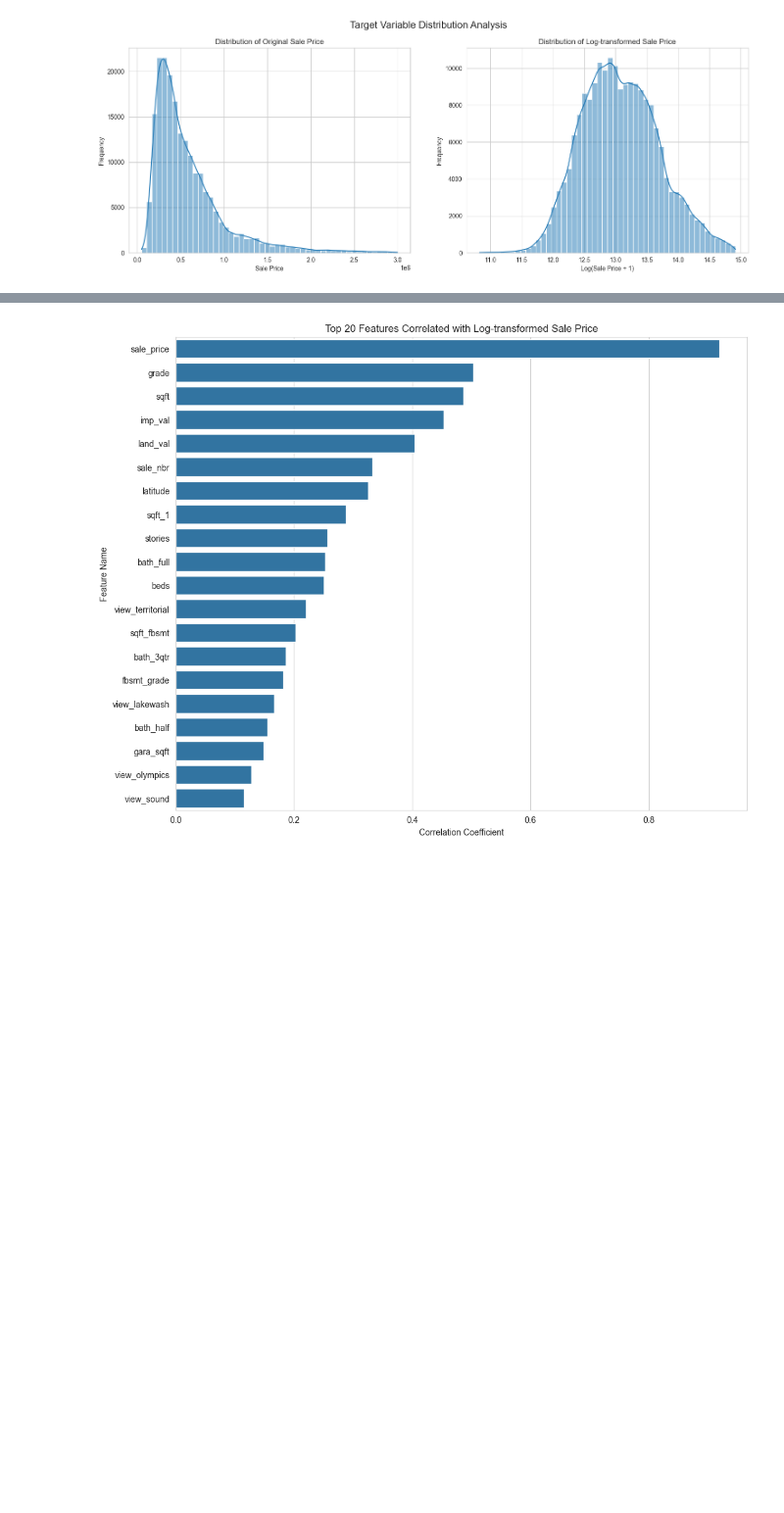
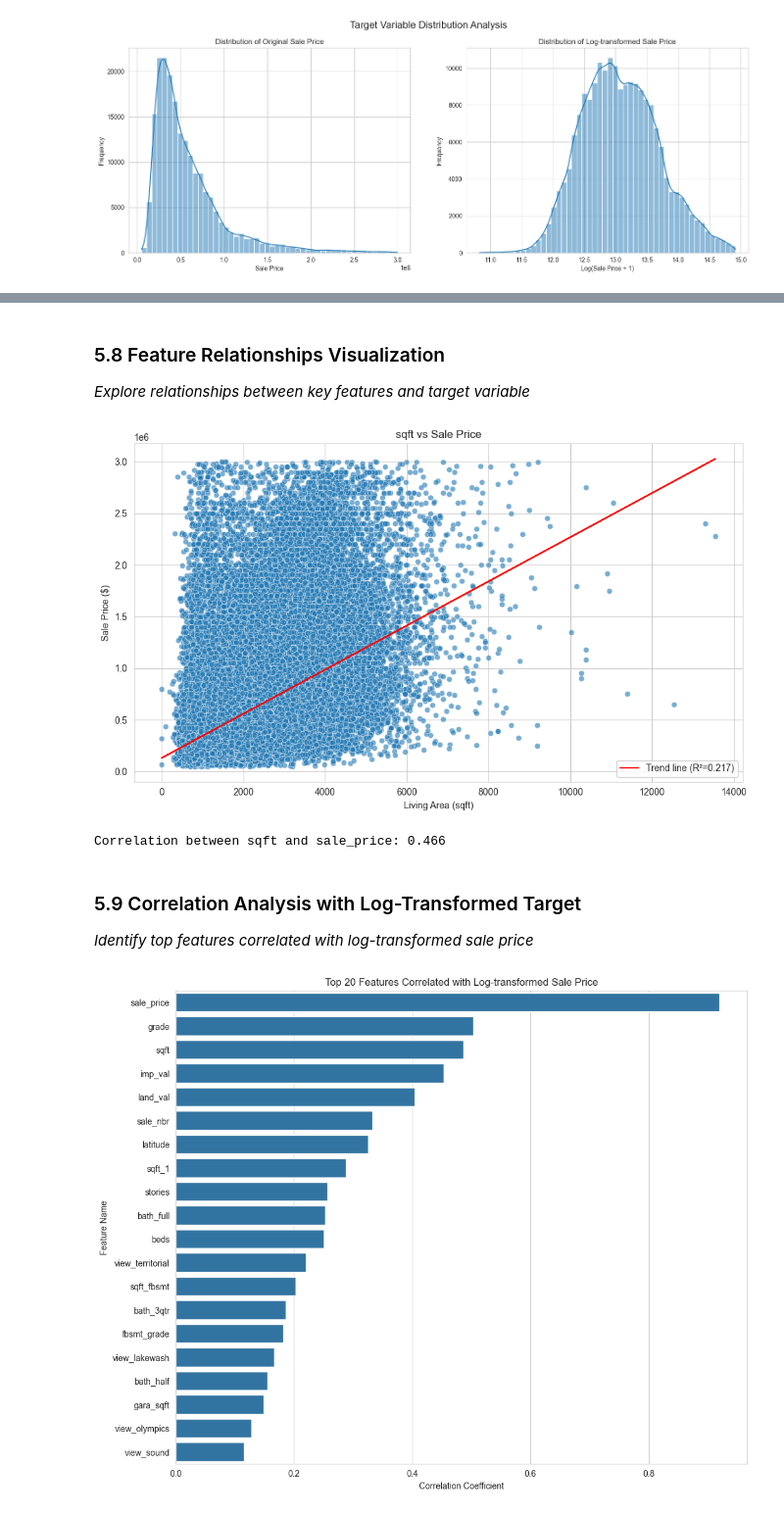
Before and after one commit to sanjayahewage0103/house-price-prediction-app, a Jupyter notebook: HousePrice_PI_Ensemble_V6.ipynb, the cells around one changed output, grey strips where cells are left out. Shown at 98% size. Saved outputs shown, nothing was run; the diff lists cells and outputs as text; code cells hidden in the pictures; blank space fills up the shorter version.

Commit message:
Labeled Notebook Sections for EDA and Model Pipeline

```diff
--- a/HousePrice_PI_Ensemble_V6.ipynb
+++ b/HousePrice_PI_Ensemble_V6.ipynb
@@ -136,3 +243,51 @@ if not train_df_raw.empty:
+# %% [markdown]
+### 5.8 Feature Relationships Visualization
+*Explore relationships between key features and target variable*
+# %%
+# Scatterplot: Living Area vs SalePrice
+if not train_df_raw.empty:
+    # Check for different possible column names for living area
+    possible_columns = ['sqft', 'gr_liv_area', 'GrLivArea', 'ground_living_area', 'GroundLivingArea', 'sqft_1']
+    living_area_col = None
+
+    for col in possible_columns:
+        if col in train_df_raw.columns:
+            living_area_col = col
+            break
+
+    if living_area_col is not None and 'sale_price' in train_df_raw.columns:
+        plt.figure(figsize=(10, 6))
+        sns.scatterplot(x=train_df_raw[living_area_col], y=train_df_raw['sale_price'], alpha=0.6)
+        plt.title(f'{living_area_col} vs Sale Price')
+        plt.xlabel('Living Area (sqft)')
+        plt.ylabel('Sale Price ($)')
+
+        # Add a trend line for better visualization
+        import scipy.stats as stats
+        slope, intercept, r_value, p_value, std_err = stats.linregress(train_df_raw[living_area_col], train_df_raw['sale_price'])
+        line = slope * train_df_raw[living_area_col] + intercept
+        plt.plot(train_df_raw[living_area_col], line, 'r', label=f'Trend line (R²={r_value**2:.3f})')
+        plt.legend()
+
+        plt.tight_layout()
+        plt.show()
+
+        print(f"Correlation between {living_area_col} and sale_price: {train_df_raw[living_area_col].corr(train_df_raw['sale_price']):.3f}")
+    else:
+        print("Error: Required columns not found in the dataset.")
+        print("Available columns:", list(train_df_raw.columns))
+        if living_area_col is None:
+            print("Living area column not found. Tried:", possible_columns)
+        if 'sale_price' not in train_df_raw.columns:
+            print("Sale price column not found.")
+else:
+    print("Training data is empty. Cannot create scatterplot.")
+# %% [output]
+[figure, added]
+Correlation between sqft and sale_price: 0.466
+# %% [markdown]
+### 5.9 Correlation Analysis with Log-Transformed Target
+*Identify top features correlated with log-transformed sale price*
 # %%
     # 5.2. Correlation Analysis
     df_train_for_corr = train_df_raw.copy()
```
Also changed, not shown: parts of 35 cells of this notebook.
